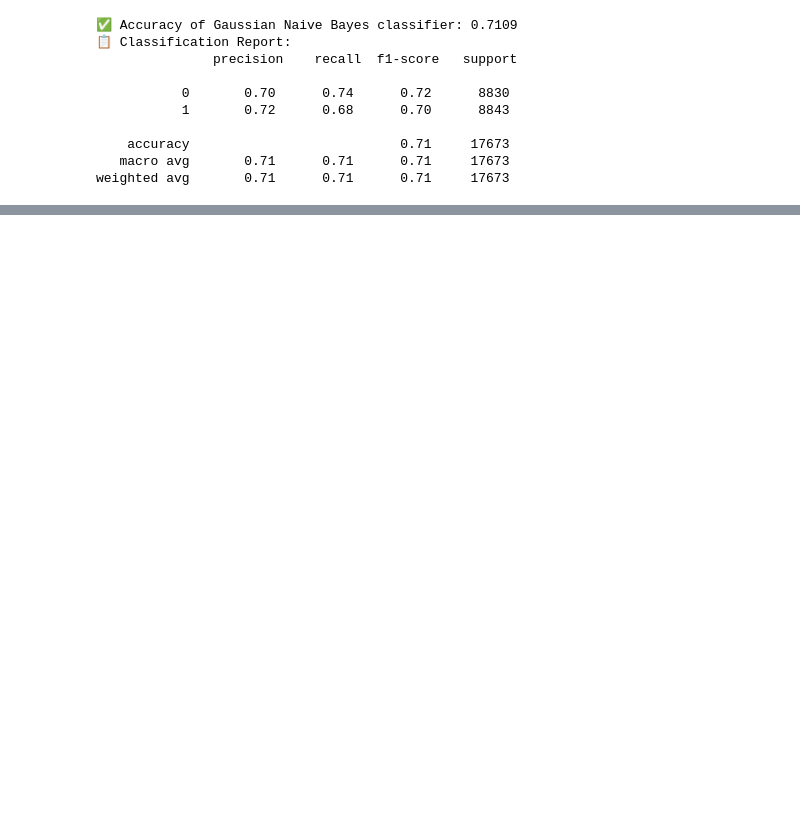
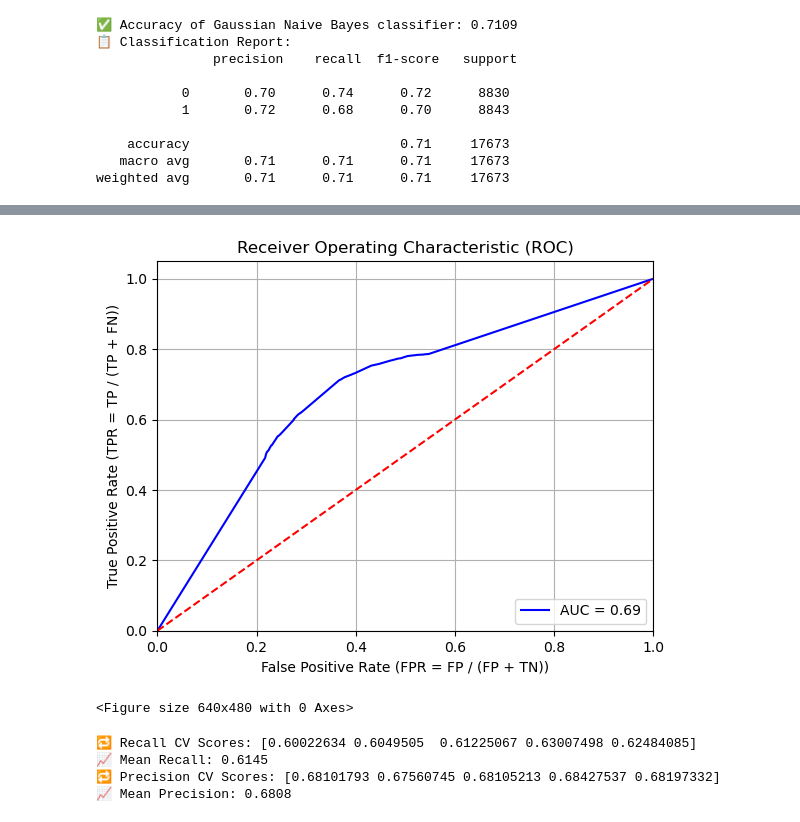
Before and after one commit to anshuanand22/Diabetes-Health-Indicator, a Jupyter notebook: Diabetes-Health-Indicator.ipynb, the cells around one changed output, grey strips where cells are left out. Cells and saved outputs as stored; diff of their text form; code cells hidden in the pictures; blank space fills up the shorter version.

```diff
--- a/Diabetes-Health-Indicator.ipynb
+++ b/Diabetes-Health-Indicator.ipynb
@@ -678,0 +739,39 @@ weighted avg       0.71      0.71      0.71     17673
+# %%
+# ROC graph for Decision Tree
+y_score = Decision_Tree.predict_proba(test[features])[:, 1]
+false_positive_rate, true_positive_rate, threshold = roc_curve(test["Diabetes"], y_score)
+
+plt.title("Receiver Operating Characteristic (ROC)")
+roc_auc = auc(false_positive_rate, true_positive_rate)
+
+plt.plot(false_positive_rate, true_positive_rate, 'b', label='AUC = %0.2f' % roc_auc)
+plt.legend(loc="lower right")
+plt.plot([0, 1], [0, 1], 'r--')
+plt.xlim([0, 1])
+plt.ylim([0, 1.05])
+plt.xlabel('False Positive Rate (FPR = FP / (FP + TN))')
+plt.ylabel('True Positive Rate (TPR = TP / (TP + FN))')
+plt.grid(True)
+plt.show()
+plt.savefig('roc_dtree.png')
+# %% [output]
+[figure, added]
+<Figure size 640x480 with 0 Axes>
+# %%
+# 🌳 Initialize Decision Tree Classifier
+decision_tree = DecisionTreeClassifier()
+
+# 📊 Cross-Validate Using Recall
+recall_scores = cross_val_score(decision_tree, final_dataset[features], final_dataset["Diabetes"], cv=5, scoring="recall")
+print("🔁 Recall CV Scores:", recall_scores)
+print("📈 Mean Recall:", round(recall_scores.mean(), 4))
+
+# 📊 Cross-Validate Using Precision
+precision_scores = cross_val_score(decision_tree,  final_dataset[features],  final_dataset["Diabetes"], cv=5, scoring="precision")
+print("🔁 Precision CV Scores:", precision_scores)
+print("📈 Mean Precision:", round(precision_scores.mean(), 4))
+# %% [output]
+🔁 Recall CV Scores: [0.60022634 0.6049505  0.61225067 0.63007498 0.62484085]
+📈 Mean Recall: 0.6145
+🔁 Precision CV Scores: [0.68101793 0.67560745 0.68105213 0.68427537 0.68197332]
+📈 Mean Precision: 0.6808
```
Also changed, not shown: parts of 23 cells of this notebook.
